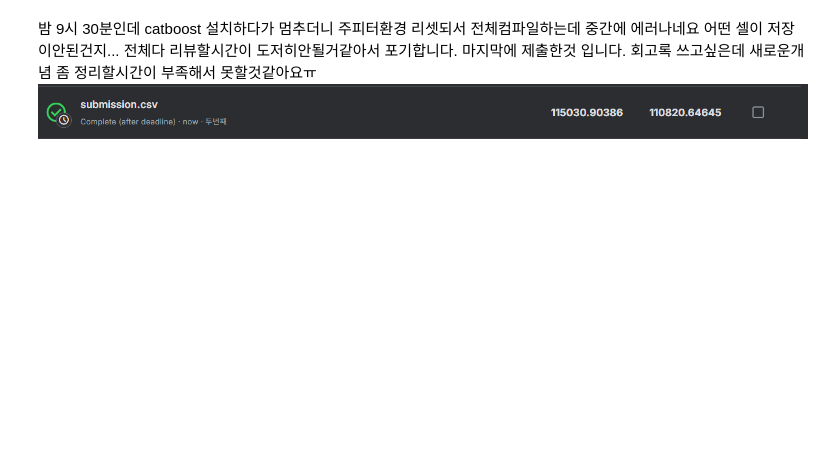
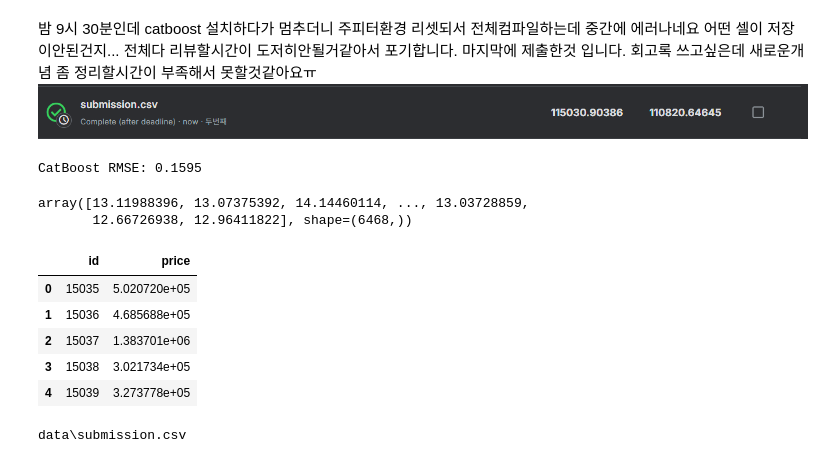
Before and after one commit to ohmanbo/AIFFEL_quest_eng, a Jupyter notebook: Data_Analysis/DA02/house_price_prediction.ipynb, the cells around one changed output. Cells and saved outputs as stored; diff of their text form; code cells hidden in the pictures; blank space fills up the shorter version.

```diff
--- a/Data_Analysis/DA02/house_price_prediction.ipynb
+++ b/Data_Analysis/DA02/house_price_prediction.ipynb
@@ -30,7 +30,8 @@ print('import 완료')
 # %% [output]
 import 완료
 # %%
-data_dir = os.path.join(os.getenv('HOME'), 'work/workplace/Data_Analysis/DA02/data')
+from pathlib import Path
+data_dir = Path('./data')
 
 train_data_path = join(data_dir, 'train.csv')
 test_data_path = join(data_dir, 'test.csv')
@@ -691,3 +808,78 @@ print(f"XGBoost RMSE: {rmse:.4f}")
 어떤 셀이 저장이안된건지... 전체다 리뷰할시간이 도저히안될거같아서 포기합니다. 마지막에 제출한것 입니다.
 회고록 쓰고싶은데 새로운개념 좀 정리할시간이 부족해서 못할것같아요ㅠ
 ![image.png](attachment:eb2ca75b-cdb6-4dbc-9338-16eb74678947.png)
+# %%
+import numpy as np
+from catboost import CatBoostRegressor
+from sklearn.model_selection import cross_val_score
+
+# 1. CatBoost 파라미터 설정
+# depth는 보통 6~10 사이가 적당하며, CatBoost는 대칭 트리라 10을 넘기면 매우 느려집니다.
+cat_params = {
+    'n_estimators': 500,          # XGB와 맞춤
+    'learning_rate': 0.05,        # XGB와 맞춤
+    'depth': 7,                   # XGB의 max_depth와 대응
+    'l2_leaf_reg': 3,             # L2 정규화 (과적합 방지용 기본값)
+    'random_state': 42,
+    'verbose': 0                  # 학습 과정 출력 생략
+}
+
+# 2. 모델 생성
+cat = CatBoostRegressor(**cat_params)
+
+# 3. 교차 검증으로 점수 확인 (kf는 이미 정의하신 것으로 가정)
+# scoring='neg_mean_squared_error'를 사용하여 점수를 계산합니다.
+cat_scores = cross_val_score(cat, train, y, cv=kf, scoring='neg_mean_squared_error')
+
+# 4. RMSE 계산
+cat_rmse = np.sqrt(-cat_scores.mean())
+print(f"CatBoost RMSE: {cat_rmse:.4f}")
+# %% [output]
+CatBoost RMSE: 0.1595
+# %%
+final_model.fit(train, y) #LGBM
+xgb.fit(train, y)
+cat.fit(train, y)
+
+lgbm_pred = final_model.predict(test)
+xgb_pred = xgb.predict(test)
+cat_pred = cat.predict(test)
+# %%
+# 평균 내기
+final_pred = (lgbm_pred + xgb_pred + cat_pred) / 3
+final_pred
+# %% [output]
+array([13.11988396, 13.07375392, 14.14460114, ..., 13.03728859,
+       12.66726938, 12.96411822], shape=(6468,))
+# %%
+# 성적이 좋은 Cat과 LGBM에 40%씩, XGB에 20% 비중 부여
+final_pred = (lgbm_pred * 0.4) + (cat_pred * 0.4) + (xgb_pred * 0.2)
+# %%
+# 로그 변환 원래 스케일로 변환
+final_submission_pred = np.expm1(final_pred)
+# %%
+submission_path = join(data_dir, 'sample_submission.csv')
+submission = pd.read_csv(submission_path)
+submission.head()
+
+# 결과 데이터채우기
+result = pd.DataFrame({
+    'id' : submission['id'],
+    'price' : final_submission_pred
+})
+
+result.head()
+# %% [output]
+|  | id | price |
+| 0 | 15035 | 5.020720e+05 |
+| 1 | 15036 | 4.685688e+05 |
+| 2 | 15037 | 1.383701e+06 |
+| 3 | 15038 | 3.021734e+05 |
+| 4 | 15039 | 3.273778e+05 |
+# %%
+my_submission_path = join(data_dir, 'submission.csv')
+result.to_csv(my_submission_path, index=False)
+
+print(my_submission_path)
+# %% [output]
+data\submission.csv
```
Also changed, not shown: parts of 29 cells of this notebook, 9 other files.
